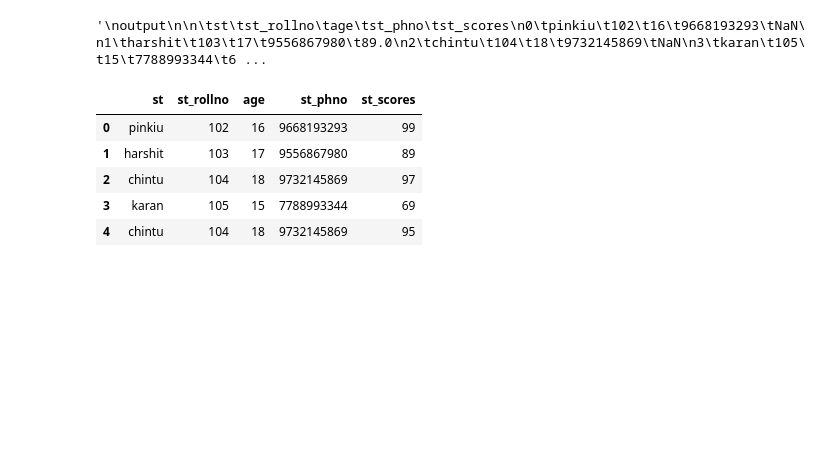
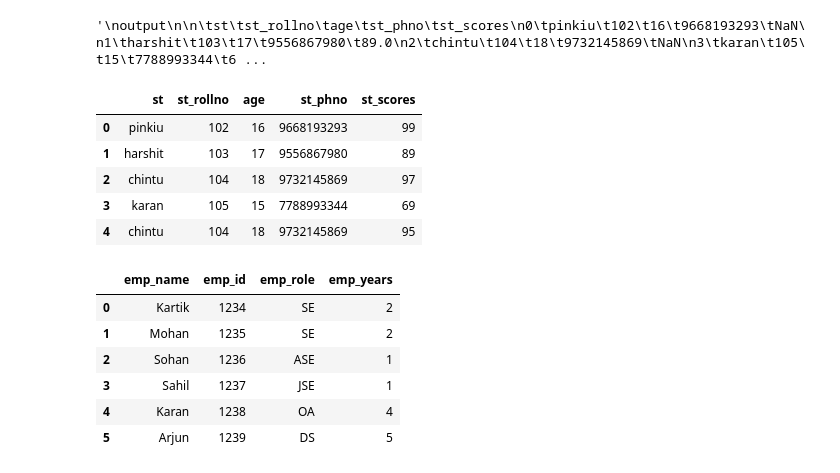
Before and after one commit to Yaminikanta/Python_Libraries, a Jupyter notebook: 02-Pandas/class_pandas.ipynb, the cells around one changed output. Drawn from its saved outputs; the diff is of its cells as text; code cells hidden in the pictures; blank space fills up the shorter version.

```diff
--- a/02-Pandas/class_pandas.ipynb
+++ b/02-Pandas/class_pandas.ipynb
@@ -534,3 +534,17 @@ d1
 | 2 | chintu | 104 | 18 | 9732145869 | 97 |
 | 3 | karan | 105 | 15 | 7788993344 | 69 |
 | 4 | chintu | 104 | 18 | 9732145869 | 95 |
+# %%
+emp=pd.DataFrame({'emp_name':['Kartik', 'Mohan','Sohan', 'Sahil','Karan','Arjun'],
+                  'emp_id':[1234,1235,1236,1237,1238,1239],
+                  'emp_role':['SE','SE','ASE','JSE','OA','DS'],
+                  'emp_years':[2,2,1,1,4,5]})
+emp
+# %% [output]
+|  | emp_name | emp_id | emp_role | emp_years |
+| 0 | Kartik | 1234 | SE | 2 |
+| 1 | Mohan | 1235 | SE | 2 |
+| 2 | Sohan | 1236 | ASE | 1 |
+| 3 | Sahil | 1237 | JSE | 1 |
+| 4 | Karan | 1238 | OA | 4 |
+| 5 | Arjun | 1239 | DS | 5 |
```
